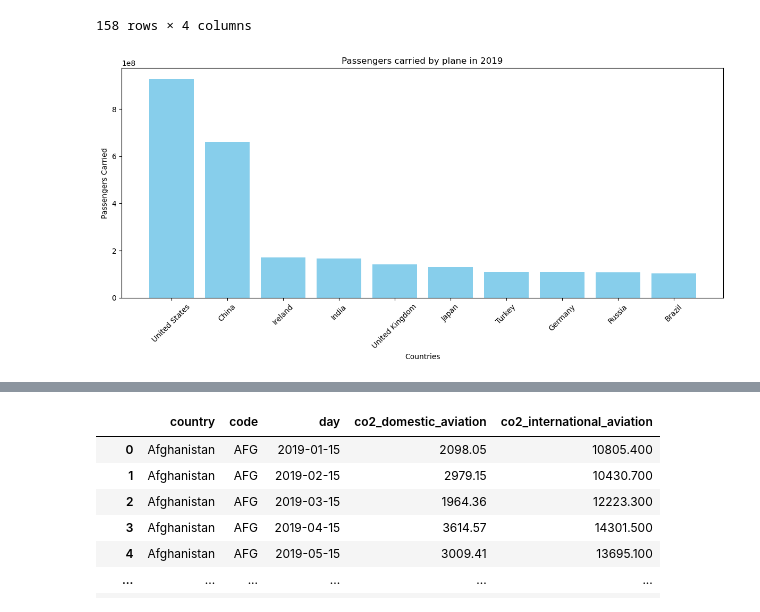
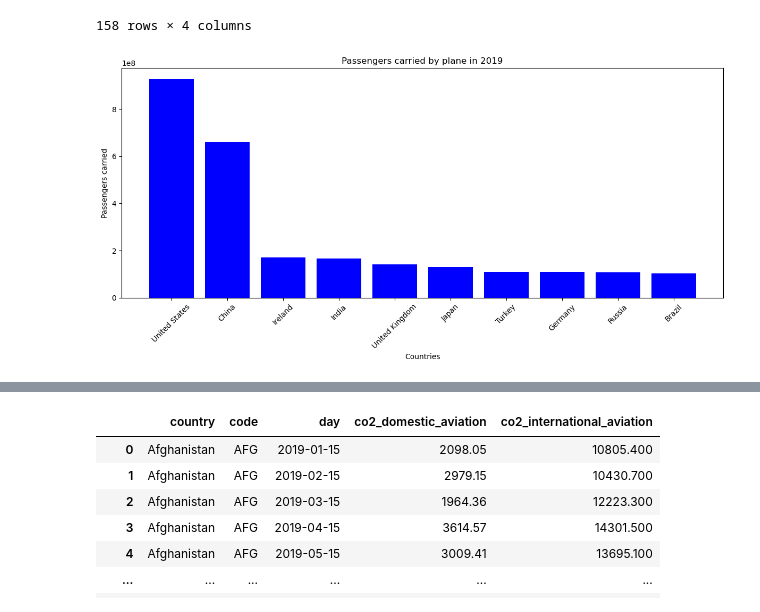
Before and after one commit to BenjaminIH/sql-database, a Jupyter notebook: CO2 by passenger in 2019.ipynb, the cells around one changed output, grey strips where cells are left out. Saved outputs shown, nothing was run; the diff lists cells and outputs as text; code cells hidden in the pictures.

```diff
--- a/CO2 by passenger in 2019.ipynb
+++ b/CO2 by passenger in 2019.ipynb
@@ -142,17 +142,17 @@ df_2019
 # %%
 df_2019_top_10 = df_2019.sort_values(by='passengers_carried', ascending=False).head(10)
 
 # Plotting
 plt.figure(figsize=(12, 6))
-plt.bar(df_2019_top_10['country'], df_2019_top_10['passengers_carried'], color='skyblue')
+plt.bar(df_2019_top_10['country'], df_2019_top_10['passengers_carried'], color='blue')
 plt.xlabel('Countries')
-plt.ylabel('Passengers Carried')
+plt.ylabel('Passengers carried')
 plt.title('Passengers carried by plane in 2019')
 plt.xticks(rotation=45)
 plt.tight_layout()
 plt.show()
 # %% [output]
-[figure, old version]
+[figure, new version]
 # %%
 import pandas as pd
 import numpy as np
```
Also changed, not shown: parts of 11 cells of this notebook.
